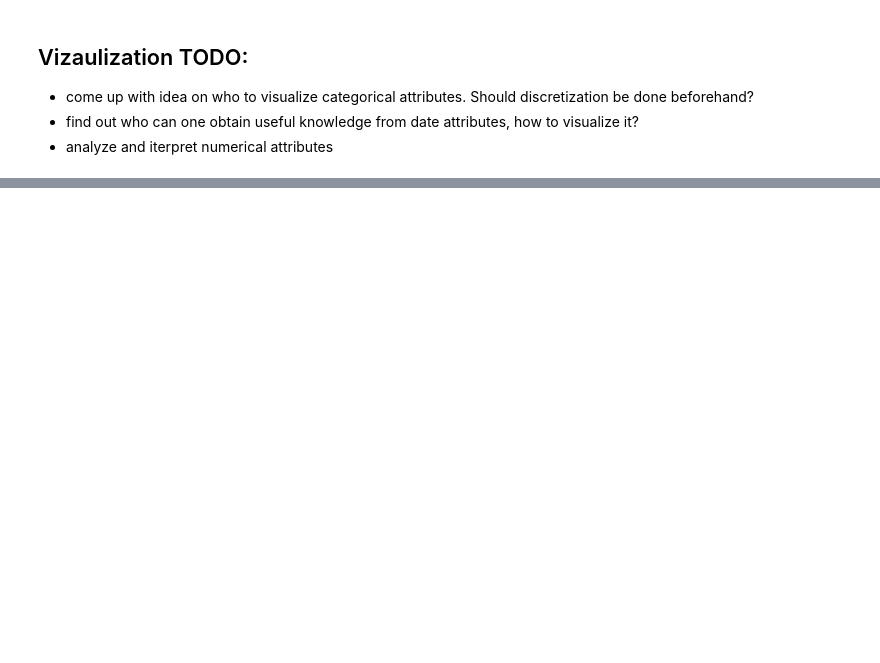
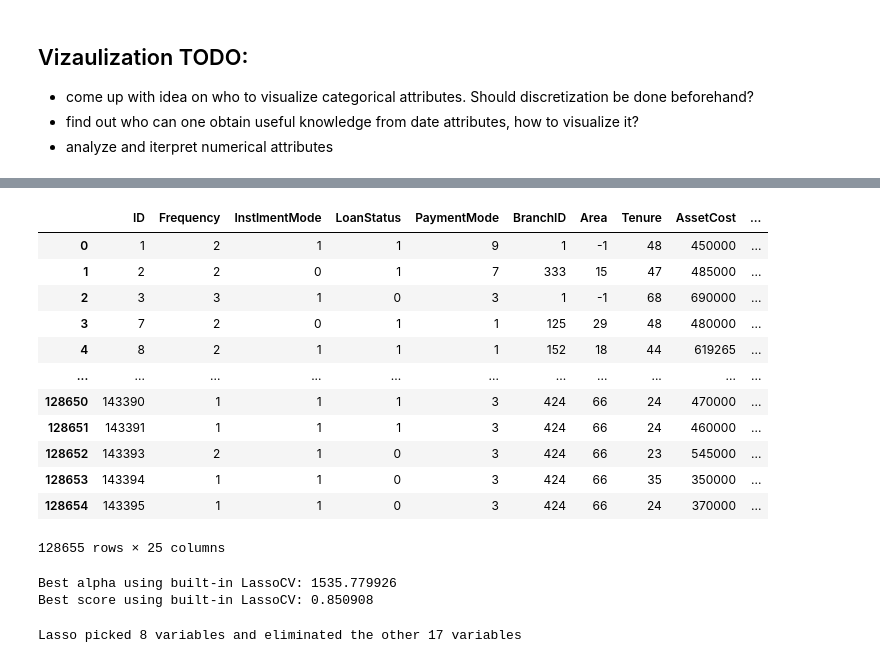
Before and after one commit to maslana146/ML-AI, a Jupyter notebook: LTFS Top-up Loan.ipynb, the cells around one changed output, grey strips where cells are left out. Cells and saved outputs as stored; diff of their text form; code cells hidden in the pictures; blank space fills up the shorter version.

Commit message:
Add correlation, lasso-model-LTV

```diff
--- a/LTFS Top-up Loan.ipynb
+++ b/LTFS Top-up Loan.ipynb
@@ -89,0 +118,34 @@ draw_plots_categorical('PaymentMode','Top-up Month',train)
+# %%
+lasso_train = train.drop(columns=["LTV"])
+for col in lasso_train[lasso_train.loc[:, lasso_train.dtypes == object].columns]:
+    lasso_train[col] = lasso_train[col].astype('category').cat.codes
+lasso_train = lasso_train.fillna(0)
+target = train["LTV"]
+lasso_train
+# %% [output]
+|  | ID | Frequency | InstlmentMode | LoanStatus | PaymentMode | BranchID | Area | Tenure | AssetCost | ... |
+| 0 | 1 | 2 | 1 | 1 | 9 | 1 | -1 | 48 | 450000 | ... |
+| 1 | 2 | 2 | 0 | 1 | 7 | 333 | 15 | 47 | 485000 | ... |
+| 2 | 3 | 3 | 1 | 0 | 3 | 1 | -1 | 68 | 690000 | ... |
+| 3 | 7 | 2 | 0 | 1 | 1 | 125 | 29 | 48 | 480000 | ... |
+| 4 | 8 | 2 | 1 | 1 | 1 | 152 | 18 | 44 | 619265 | ... |
+| ... | ... | ... | ... | ... | ... | ... | ... | ... | ... | ... |
+| 128650 | 143390 | 1 | 1 | 1 | 3 | 424 | 66 | 24 | 470000 | ... |
+| 128651 | 143391 | 1 | 1 | 1 | 3 | 424 | 66 | 24 | 460000 | ... |
+| 128652 | 143393 | 2 | 1 | 0 | 3 | 424 | 66 | 23 | 545000 | ... |
+| 128653 | 143394 | 1 | 1 | 0 | 3 | 424 | 66 | 35 | 350000 | ... |
+| 128654 | 143395 | 1 | 1 | 0 | 3 | 424 | 66 | 24 | 370000 | ... |
+128655 rows × 25 columns
+# %%
+reg = LassoCV()
+reg.fit(lasso_train, target)
+print("Best alpha using built-in LassoCV: %f" % reg.alpha_)
+print("Best score using built-in LassoCV: %f" %reg.score(lasso_train,target))
+coef = pd.Series(reg.coef_, index = lasso_train.columns)
+# %% [output]
+Best alpha using built-in LassoCV: 1535.779926
+Best score using built-in LassoCV: 0.850908
+# %%
+print("Lasso picked " + str(sum(coef != 0)) + " variables and eliminated the other " +  str(sum(coef == 0)) + " variables")
+# %% [output]
+Lasso picked 8 variables and eliminated the other 17 variables
```
Also changed, not shown: parts of 8 cells of this notebook.
